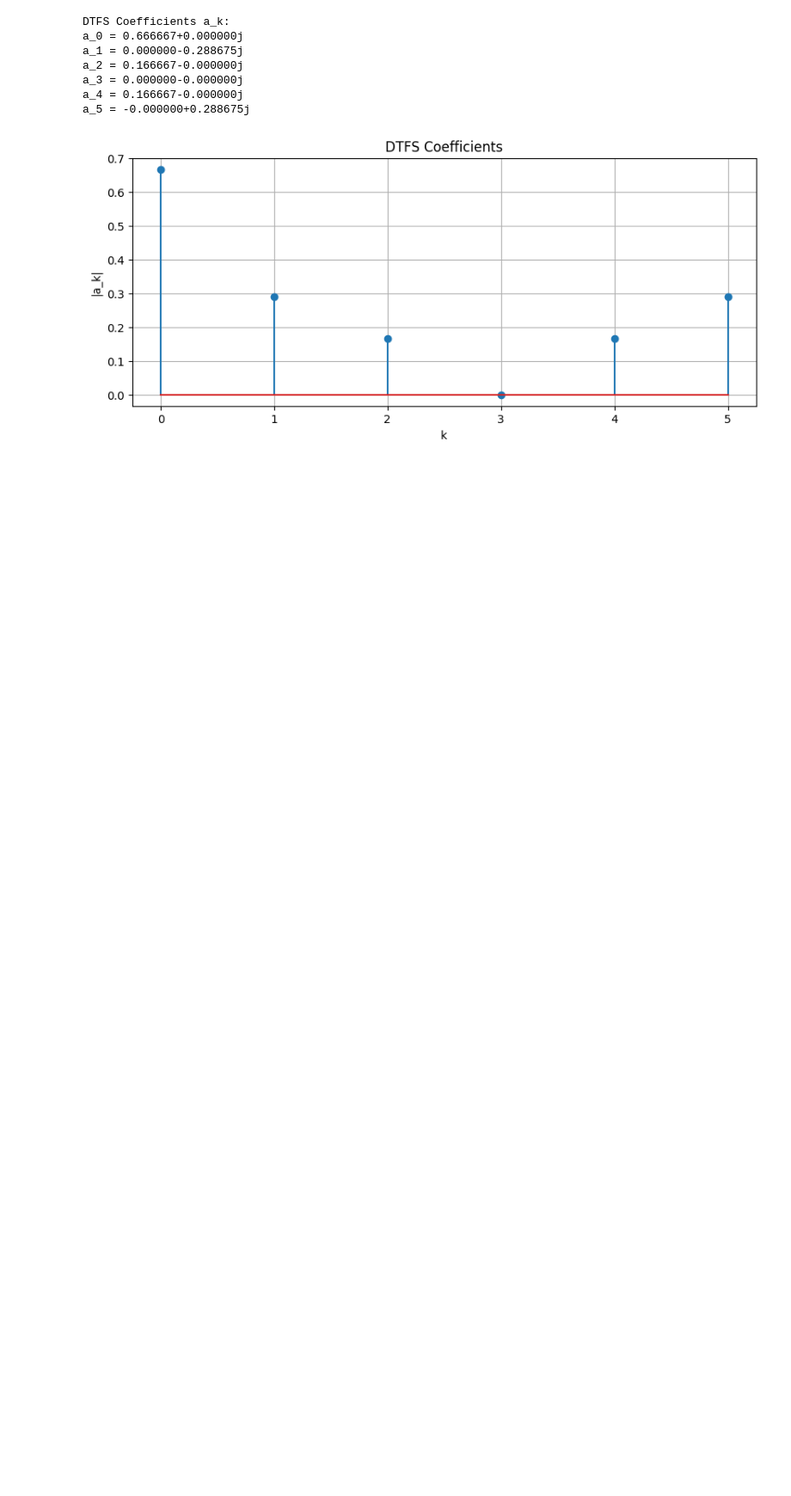
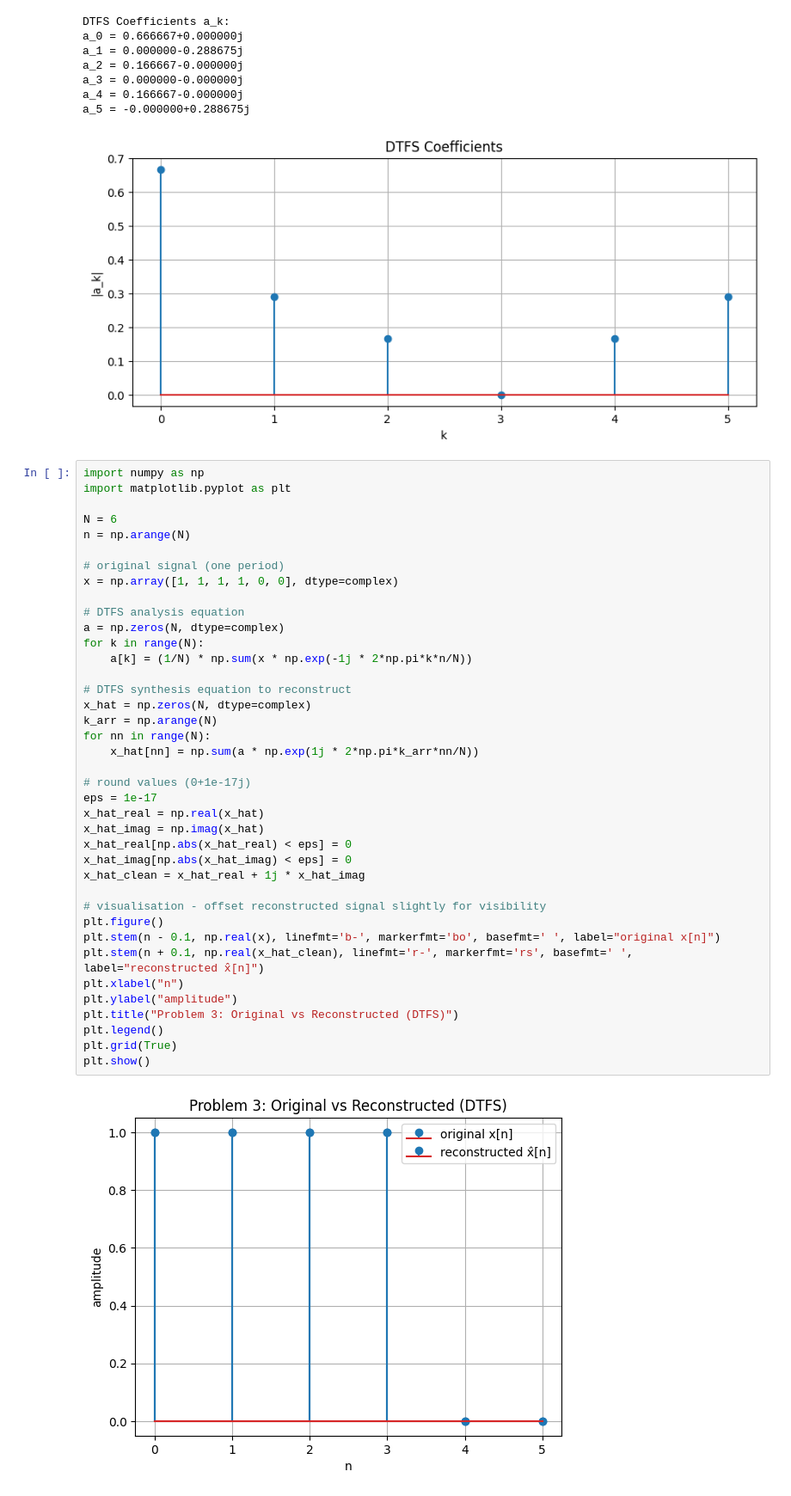
Before and after one commit to Felix-Jr056/TECHIN513A, a Jupyter notebook: Lab3/HW3.ipynb, the cells around one changed output. Shown at 86% size. Cells and saved outputs as stored; diff of their text form; blank space fills up the shorter version.

```diff
--- a/Lab3/HW3.ipynb
+++ b/Lab3/HW3.ipynb
@@ -34,3 +34,44 @@ a_3 = 0.000000-0.000000j
 a_4 = 0.166667-0.000000j
 a_5 = -0.000000+0.288675j
 [figure]
+# %%
+import numpy as np
+import matplotlib.pyplot as plt
+
+N = 6
+n = np.arange(N)
+
+# original signal (one period)
+x = np.array([1, 1, 1, 1, 0, 0], dtype=complex)
+
+# DTFS analysis equation
+a = np.zeros(N, dtype=complex)
+for k in range(N):
+    a[k] = (1/N) * np.sum(x * np.exp(-1j * 2*np.pi*k*n/N))
+
+# DTFS synthesis equation to reconstruct
+x_hat = np.zeros(N, dtype=complex)
+k_arr = np.arange(N)
+for nn in range(N):
+    x_hat[nn] = np.sum(a * np.exp(1j * 2*np.pi*k_arr*nn/N))
+
+# round values (0+1e-17j)
+eps = 1e-17
+x_hat_real = np.real(x_hat)
+x_hat_imag = np.imag(x_hat)
+x_hat_real[np.abs(x_hat_real) < eps] = 0
+x_hat_imag[np.abs(x_hat_imag) < eps] = 0
+x_hat_clean = x_hat_real + 1j * x_hat_imag
+
+# visualisation - offset reconstructed signal slightly for visibility
+plt.figure()
+plt.stem(n - 0.1, np.real(x), linefmt='b-', markerfmt='bo', basefmt=' ', label="original x[n]")
+plt.stem(n + 0.1, np.real(x_hat_clean), linefmt='r-', markerfmt='rs', basefmt=' ', label="reconstructed x̂[n]")
+plt.xlabel("n")
+plt.ylabel("amplitude")
+plt.title("Problem 3: Original vs Reconstructed (DTFS)")
+plt.legend()
+plt.grid(True)
+plt.show()
+# %% [output]
+[figure, added]
```
